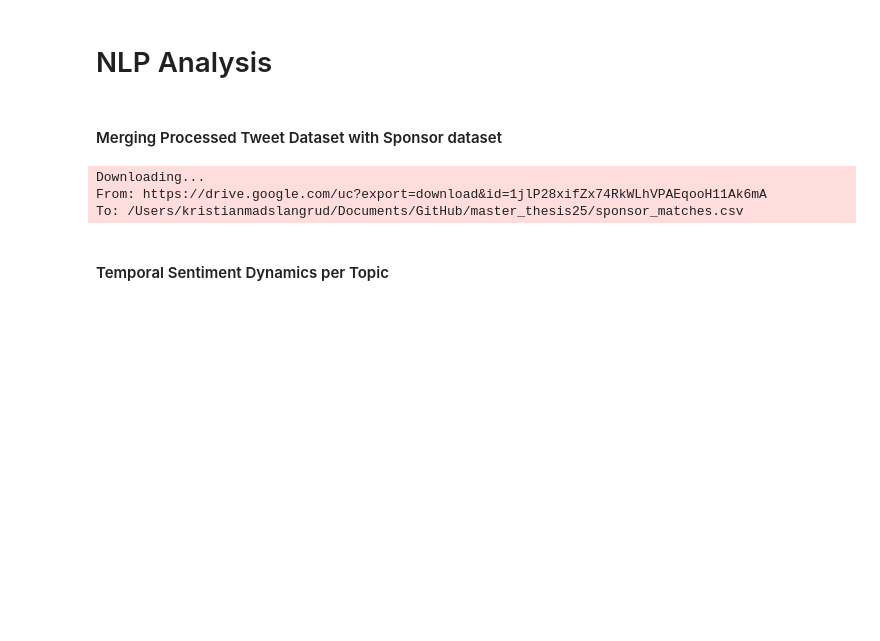
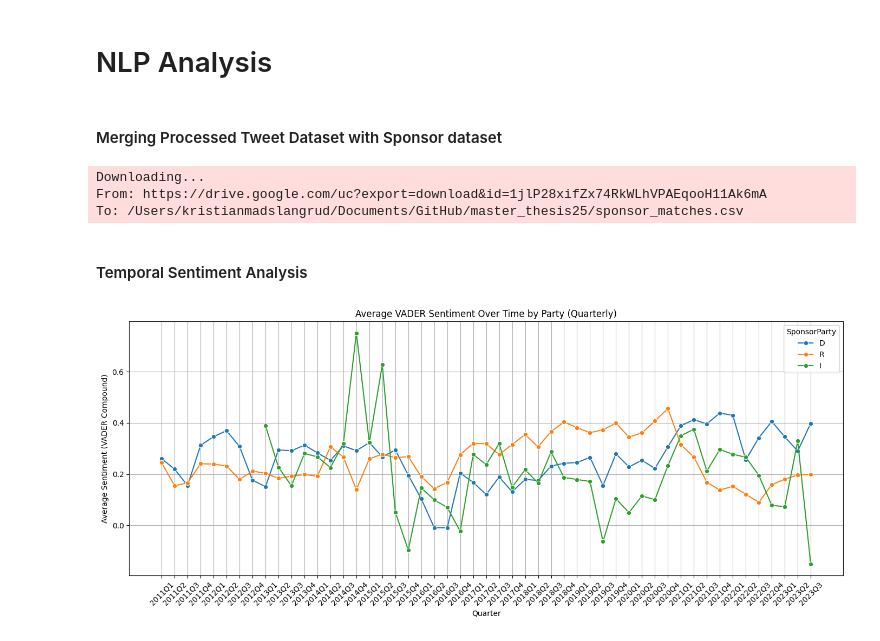
Before and after one commit to deerhjorth/master_thesis25, a Jupyter notebook: data_cleaning.ipynb, the cells around one changed output. Cells and saved outputs as stored; diff of their text form; code cells hidden in the pictures; blank space fills up the shorter version.

Commit message:
visualizing sentiment over time by party

```diff
--- a/data_cleaning.ipynb
+++ b/data_cleaning.ipynb
@@ -1292,3 +1295,23 @@ df_bills_final = df_bills_final.merge(df_sponsor_match[['raw_name','twitter_id']
-# %%
-# retrieving political party information for tweet accounts
-df_tweets = df_tweets.merge(df_bills_final[['twitter_id','SponsorParty']],how='left',left_on='user_id',right_on='twitter_id')
+# %%
+# Merge sponsor user_id into bill data
+df_bills_final = df_bills_final.merge(
+    df_sponsor_match[['raw_name', 'user_id']],
+    how='left',
+    left_on='SponsorName',
+    right_on='raw_name'
+)
+
+# Create party lookup table (unique user_id to SponsorParty mapping)
+df_party_lookup = (
+    df_bills_final[['user_id', 'SponsorParty']]
+    .dropna()
+    .drop_duplicates(subset='user_id')
+    .reset_index(drop=True)
+)
+
+# Merge party info into tweets using the party lookup
+df_tweets = df_tweets.merge(
+    df_party_lookup,
+    how='left',
+    on='user_id'
+)
@@ -1295,2 +1322,23 @@ df_tweets = df_tweets.merge(df_bills_final[['twitter_id','SponsorParty']],how='l
 # %% [markdown]
-#### Temporal Sentiment Dynamics per Topic
+#### Temporal Sentiment Analysis
+# %%
+# Creating Quarter column
+df_tweets['date'] = pd.to_datetime(df_tweets['date'])
+df_tweets["Quarter"] = df_tweets["date"].dt.to_period("Q")
+
+# Aggregate sentiment by quarter and party
+sentiment_by_quarter_party = df_tweets.groupby(["Quarter", "SponsorParty"])["VADER_Compound"].mean().reset_index()
+sentiment_by_quarter_party["Quarter"] = sentiment_by_quarter_party["Quarter"].astype(str)
+
+# Plot average sentiment over time (by quarter) by party
+plt.figure(figsize=(14, 6))
+sns.lineplot(data=sentiment_by_quarter_party, x="Quarter", y="VADER_Compound", hue="SponsorParty", marker="o")
+plt.title("Average VADER Sentiment Over Time by Party (Quarterly)")
+plt.ylabel("Average Sentiment (VADER Compound)")
+plt.xlabel("Quarter")
+plt.xticks(rotation=45)
+plt.grid(True)
+plt.tight_layout()
+plt.show()
+# %% [output]
+[figure, added]
```
Also changed, not shown: parts of 8 cells of this notebook.
